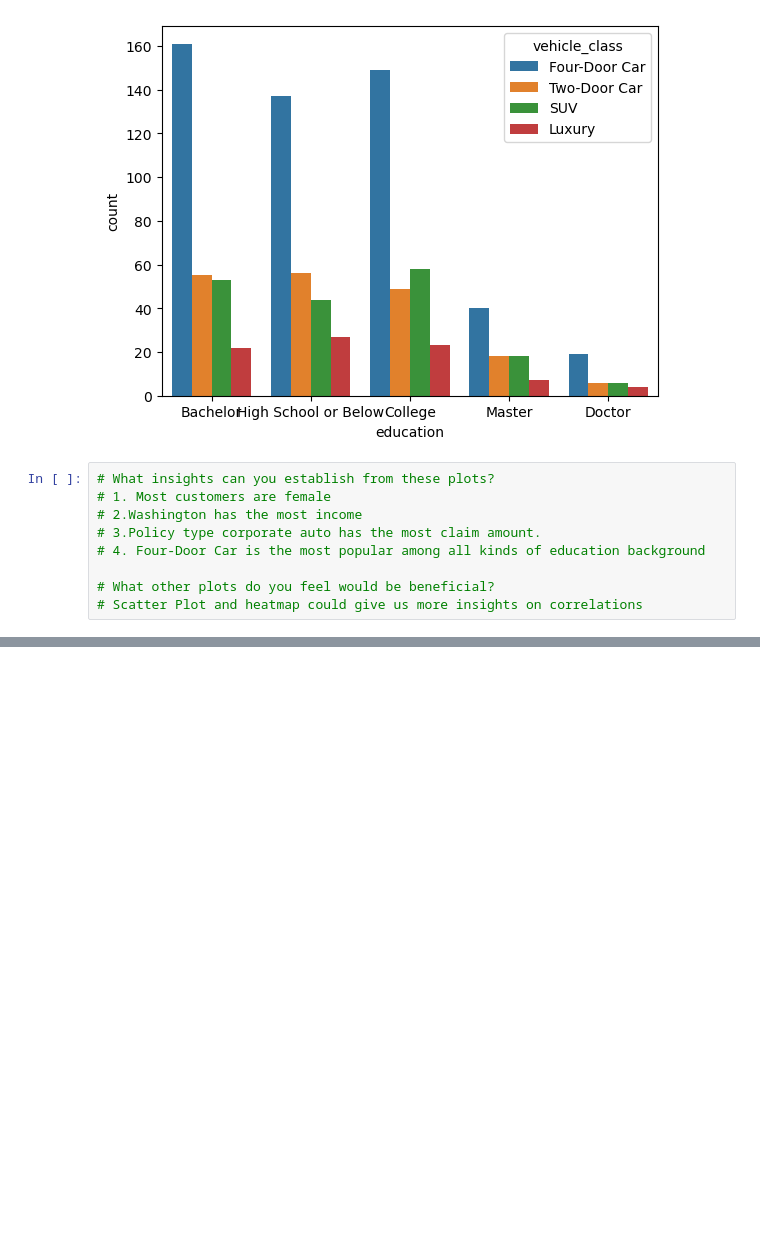
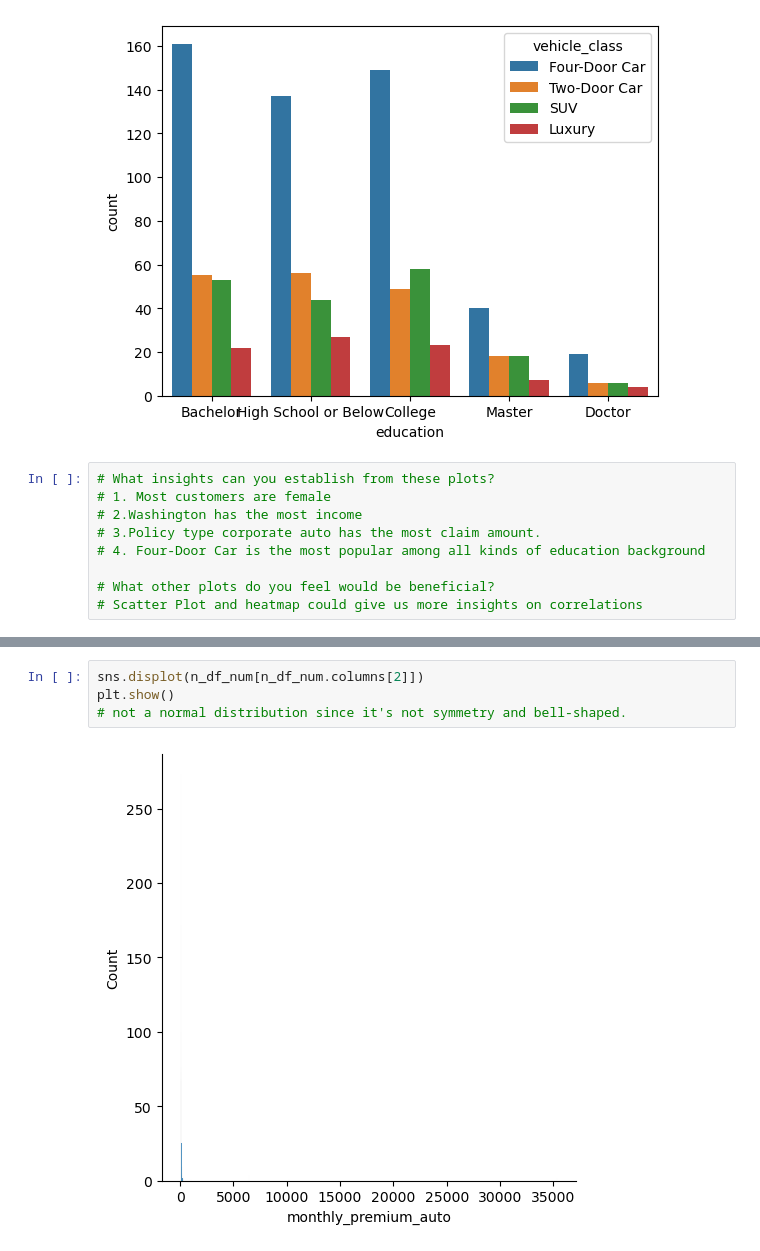
Before and after one commit to SuperAmy99/lab-dw-data-cleaning-and-formatting, a Jupyter notebook: lab-dw-data-cleaning-and-formatting.ipynb, the cells around one changed output, grey strips where cells are left out. Cells and saved outputs as stored; diff of their text form; blank space fills up the shorter version.

```diff
--- a/lab-dw-data-cleaning-and-formatting.ipynb
+++ b/lab-dw-data-cleaning-and-formatting.ipynb
@@ -295,0 +375,6 @@ plt.show()
+# %%
+sns.displot(n_df_num[n_df_num.columns[2]])
+plt.show()
+# not a normal distribution since it's not symmetry and bell-shaped.
+# %% [output]
+[figure, added]
```
Also changed, not shown: parts of 18 cells of this notebook.
